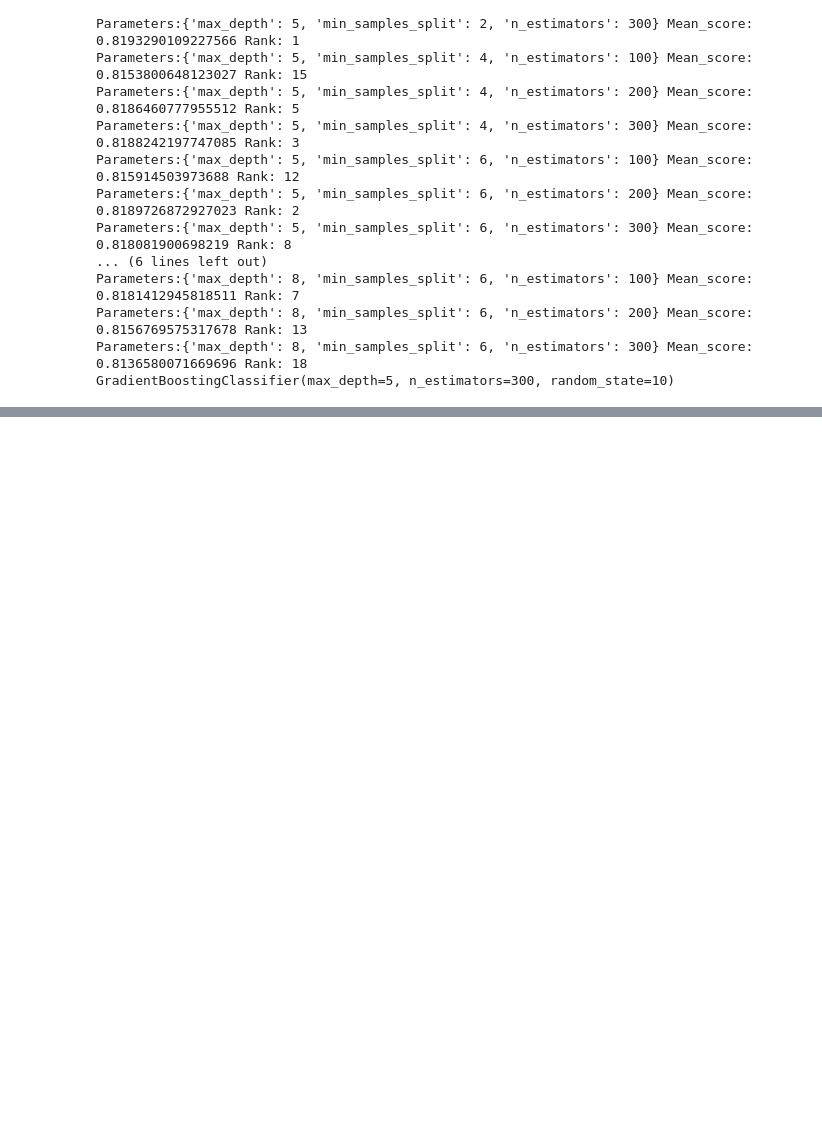
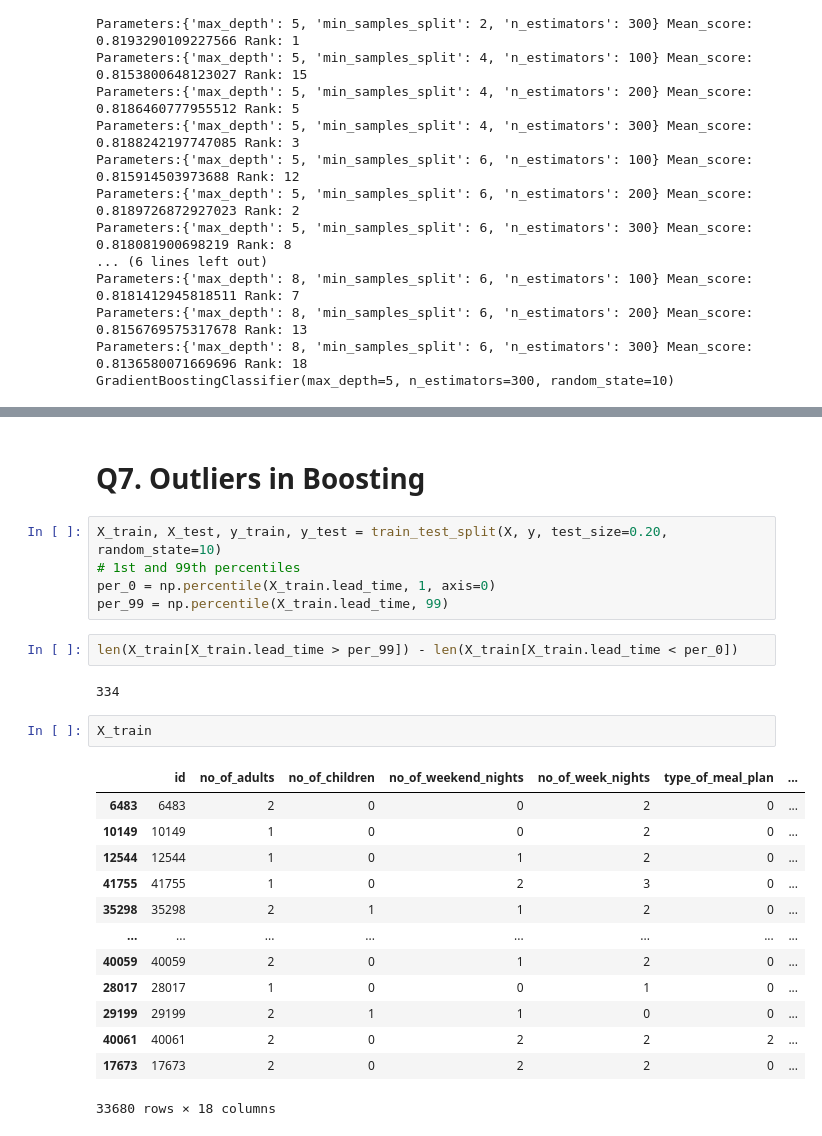
Before and after one commit to UpendraSinghRathore85/ML-Projects-Python, a Jupyter notebook: Supervised Algorithms/Day 141 - ML Boosting -2.ipynb, the cells around one changed output, grey strips where cells are left out. Drawn from its saved outputs; the diff is of its cells as text; blank space fills up the shorter version.

```diff
--- a/Supervised Algorithms/Day 141 - ML Boosting -2.ipynb
+++ b/Supervised Algorithms/Day 141 - ML Boosting -2.ipynb
@@ -318,0 +349,27 @@ GradientBoostingClassifier(max_depth=5, n_estimators=300, random_state=10)
+# %% [markdown]
+# Q7. Outliers in Boosting
+# %%
+X_train, X_test, y_train, y_test = train_test_split(X, y, test_size=0.20, random_state=10)
+# 1st and 99th percentiles
+per_0 = np.percentile(X_train.lead_time, 1, axis=0)
+per_99 = np.percentile(X_train.lead_time, 99)
+# %%
+len(X_train[X_train.lead_time > per_99]) - len(X_train[X_train.lead_time < per_0])
+# %% [output]
+334
+# %%
+X_train
+# %% [output]
+|  | id | no_of_adults | no_of_children | no_of_weekend_nights | no_of_week_nights | type_of_meal_plan | ... |
+| 6483 | 6483 | 2 | 0 | 0 | 2 | 0 | ... |
+| 10149 | 10149 | 1 | 0 | 0 | 2 | 0 | ... |
+| 12544 | 12544 | 1 | 0 | 1 | 2 | 0 | ... |
+| 41755 | 41755 | 1 | 0 | 2 | 3 | 0 | ... |
+| 35298 | 35298 | 2 | 1 | 1 | 2 | 0 | ... |
+| ... | ... | ... | ... | ... | ... | ... | ... |
+| 40059 | 40059 | 2 | 0 | 1 | 2 | 0 | ... |
+| 28017 | 28017 | 1 | 0 | 0 | 1 | 0 | ... |
+| 29199 | 29199 | 2 | 1 | 1 | 0 | 0 | ... |
+| 40061 | 40061 | 2 | 0 | 2 | 2 | 2 | ... |
+| 17673 | 17673 | 2 | 0 | 2 | 2 | 0 | ... |
+33680 rows × 18 columns
```
Also changed, not shown: parts of 21 cells of this notebook.
